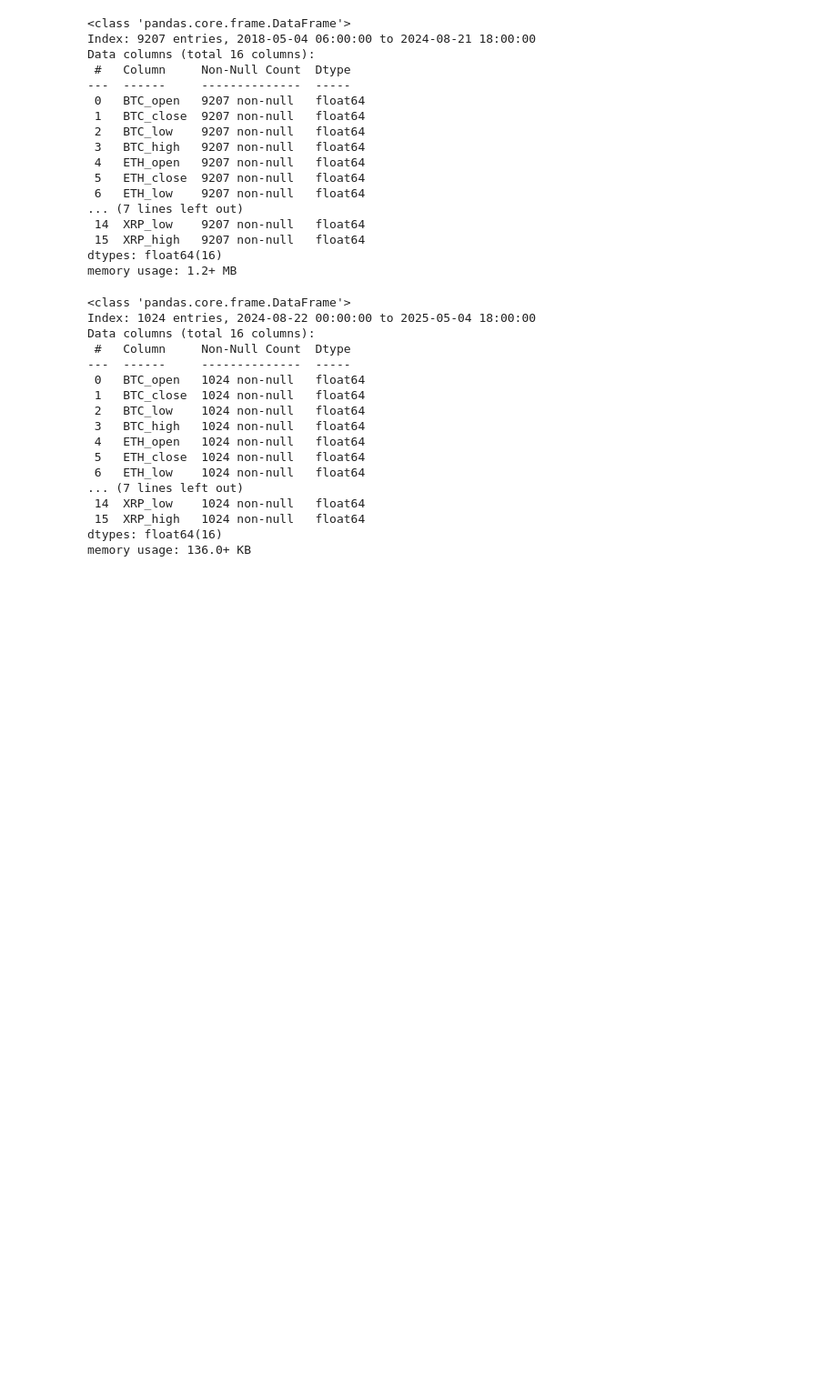
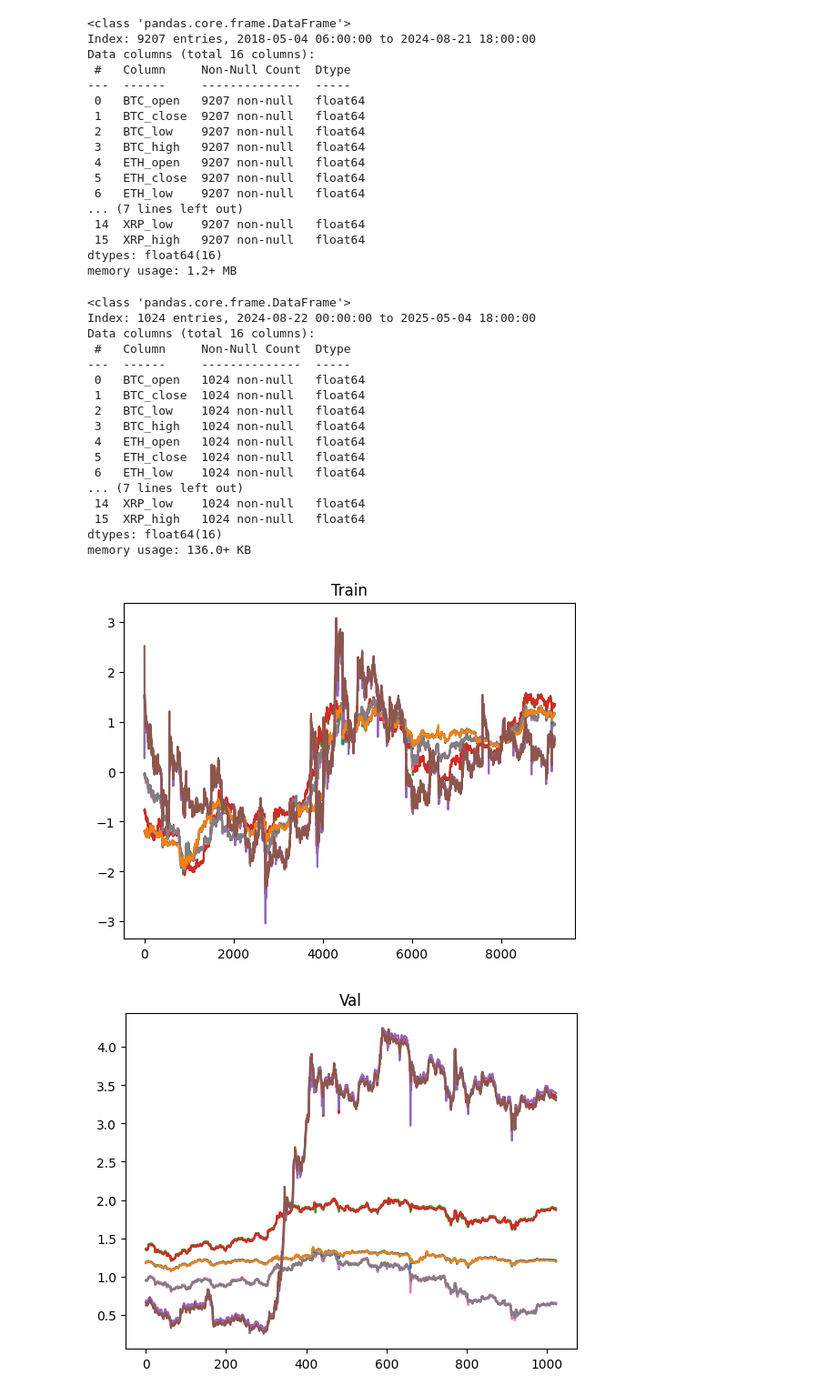
Before and after one commit to mericdemirors/CrossCurrencyPrediction, a Jupyter notebook: 04_data_cleaning.ipynb, the cells around one changed output. Shown at 91% size. Saved outputs shown, nothing was run; the diff lists cells and outputs as text; code cells hidden in the pictures; blank space fills up the shorter version.

```diff
--- a/04_data_cleaning.ipynb
+++ b/04_data_cleaning.ipynb
@@ -139,6 +141,19 @@ Data columns (total 16 columns):
  15  XRP_high   1024 non-null   float64
 dtypes: float64(16)
 memory usage: 136.0+ KB
+# %%
+for col in shared_df_train_log_z_norm:
+    plt.plot(range(len(shared_df_train_log_z_norm[col])), shared_df_train_log_z_norm[col])
+plt.title("Train")
+plt.show()
+
+for col in shared_df_val_log_z_norm:
+    plt.plot(range(len(shared_df_val_log_z_norm[col])), shared_df_val_log_z_norm[col])
+plt.title("Val")
+plt.show()
+# %% [output]
+[figure, added]
+[figure, added]
 # %%
 shared_df_train_log_z_norm.to_csv("./data/BTC_ETH_BNB_XRP_6h_log_and_z_norm_train.csv", index=True)
 shared_df_val_log_z_norm.to_csv("./data/BTC_ETH_BNB_XRP_6h_log_and_z_norm_val.csv", index=True)
```
Also changed, not shown: parts of 7 cells of this notebook, 7 other files.
